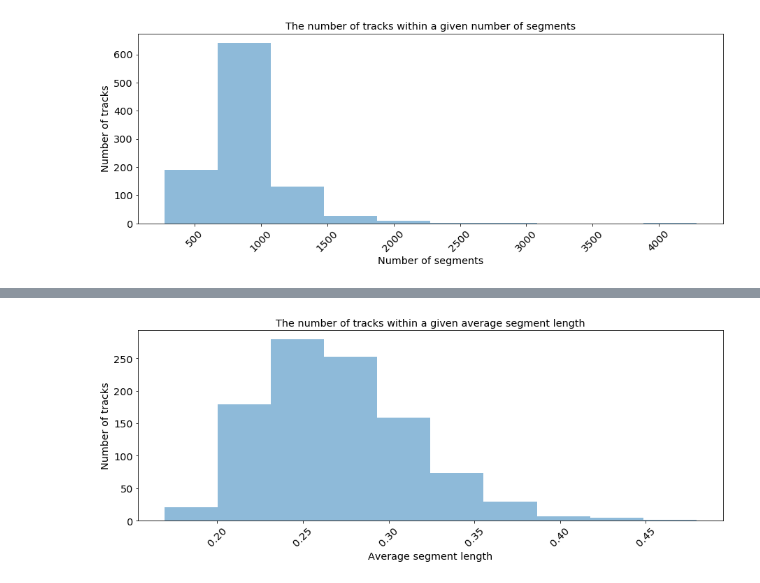
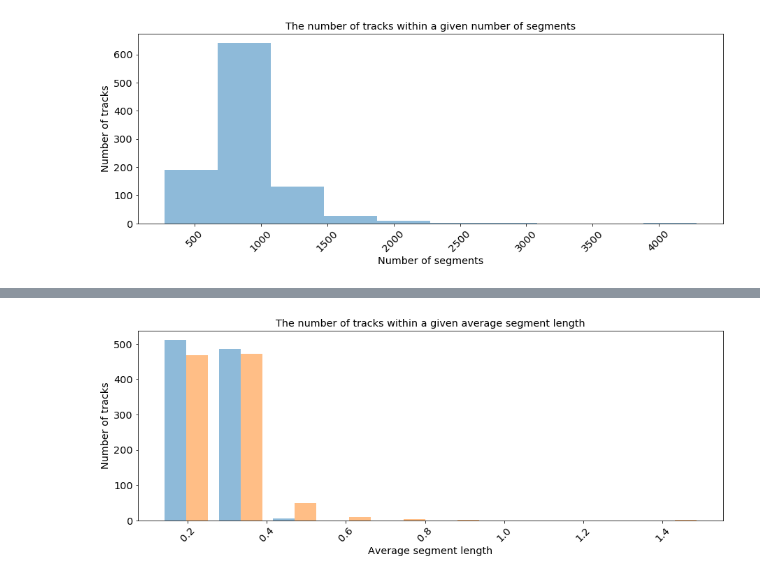
Before and after one commit to dunnkers/music-key-classification, a Jupyter notebook: src/Exploration_Jordan.ipynb, the cells around one changed output, grey strips where cells are left out. Drawn from its saved outputs; the diff is of its cells as text; code cells hidden in the pictures.

```diff
--- a/src/Exploration_Jordan.ipynb
+++ b/src/Exploration_Jordan.ipynb
@@ -89,6 +89,8 @@ plt.show()
 ## Investigate overall dataset
 # %%
 analyses = [load_analysis(data_dir, track) for track in all_tracks]
+# analyses_trimmed = [load_analysis(data_dir, track) for track in all_tracks]
+
 df = pd.DataFrame([analyses[i]["key"] for i in range(len(all_tracks))], columns=["pitch"])
 df['key_confidences'] = [analyses[i]["key_confidence"] for i in range(len(all_tracks))]
 df['modes'] = [analyses[i]["mode"] for i in range(len(all_tracks))]
@@ -97,5 +99,11 @@ df['durations'] = [analyses[i]["duration"] for i in range(len(all_tracks))]
 df['no_segments'] = [len(analyses[i]["segments"]) for i in range(len(all_tracks))]
 df['segment_lens'] = [[np.mean([seg['duration'] for seg in analyses[i]["segments"]])][0] for i in range(len(all_tracks))]
 df['entropies'] = [np.mean(entropy([seg['pitches'] for seg in track['segments']], base=12)) for track in analyses]
+for track in range(len(all_tracks)):
+    analyses[track]['segments'] = [seg for seg in analyses[track]["segments"] if seg["start"] < trim_length]
+
+df['no_segments_trimmed'] = [len(analyses[i]["segments"]) for i in range(len(all_tracks))]
+df['segment_lens_trimmed'] = [[np.mean([seg['duration'] for seg in analyses[i]["segments"]])][0] for i in range(len(all_tracks))]
+df['entropies_trimmed'] = [np.mean(entropy([seg['pitches'] for seg in track['segments']], base=12)) for track in analyses]
 df.describe()
 # %% [output]
@@ -172,9 +188,9 @@ plt.show()
 # %%
-plt.hist(df.segment_lens, alpha=0.5)
+plt.hist([df.segment_lens, df.segment_lens_trimmed], alpha=0.5, label=["Full song", "%s s trimmed song"%trim_length])
 plt.xticks(rotation=45)
 plt.xlabel('Average segment length')
 plt.ylabel('Number of tracks')
 plt.title(f'The number of tracks within a given average segment length')
 plt.show()
 # %% [output]
-[figure, old version]
+[figure, new version]
```
Also changed, not shown: parts of 9 cells of this notebook.
